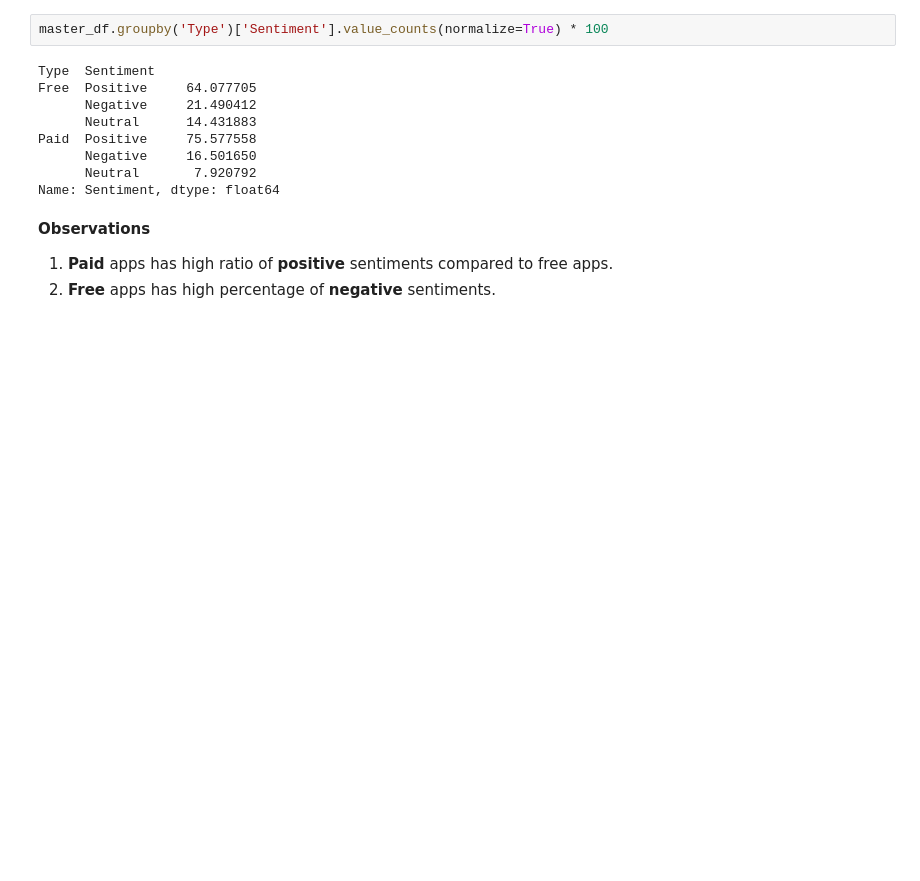
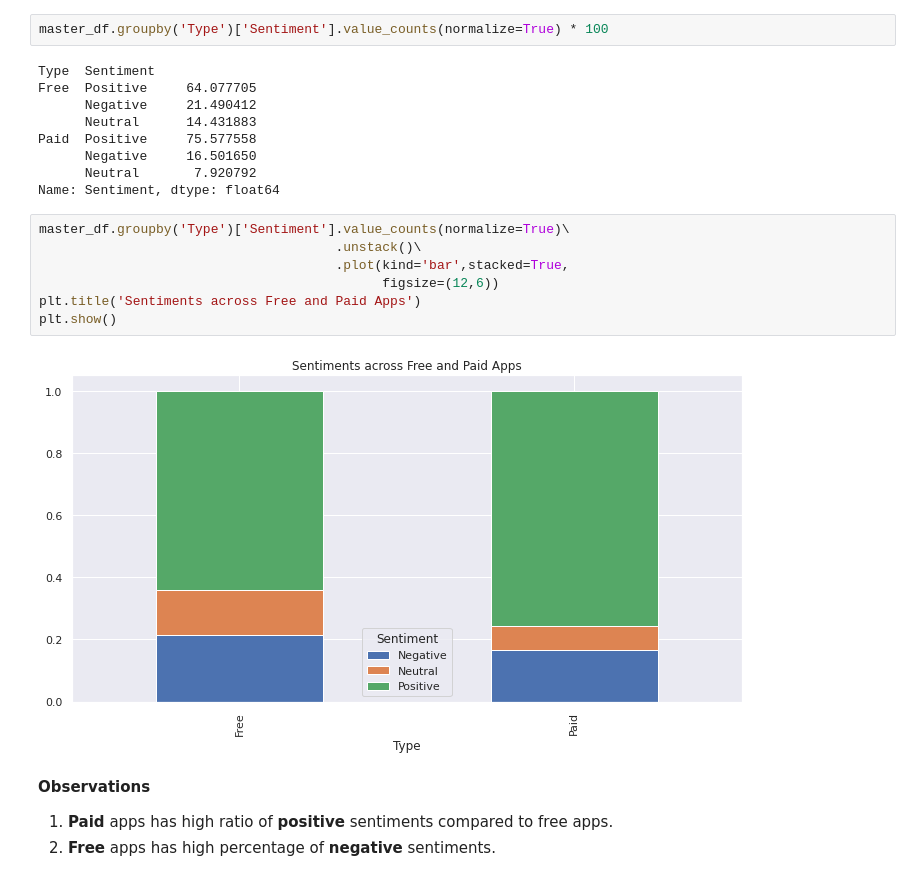
Before and after one commit to swarntam/Play_Store_App_Review_Analysis, a Jupyter notebook: Play_Store_App_Review_Analysis_Capstone_Project.ipynb, the cells around one changed output. Drawn from its saved outputs; the diff is of its cells as text; blank space fills up the shorter version.

```diff
--- a/Play_Store_App_Review_Analysis_Capstone_Project.ipynb
+++ b/Play_Store_App_Review_Analysis_Capstone_Project.ipynb
@@ -1580,6 +1603,15 @@ Paid  Positive     75.577558
       Negative     16.501650
       Neutral       7.920792
 Name: Sentiment, dtype: float64
+# %%
+master_df.groupby('Type')['Sentiment'].value_counts(normalize=True)\
+                                      .unstack()\
+                                      .plot(kind='bar',stacked=True,
+                                            figsize=(12,6))
+plt.title('Sentiments across Free and Paid Apps')
+plt.show()
+# %% [output]
+[figure, added]
 # %% [markdown]
 **Observations**
 1. **Paid** apps has high ratio of **positive** sentiments compared to free apps.
```
Also changed, not shown: parts of 7 cells of this notebook.
